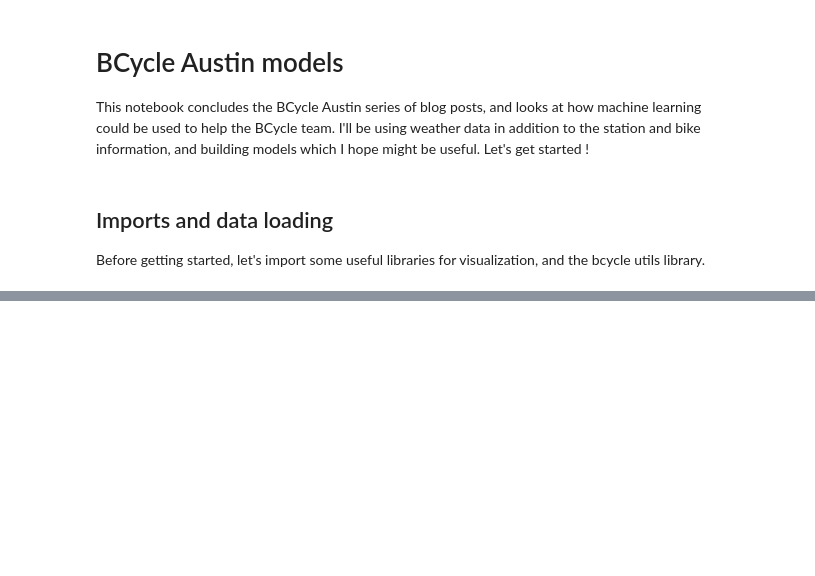
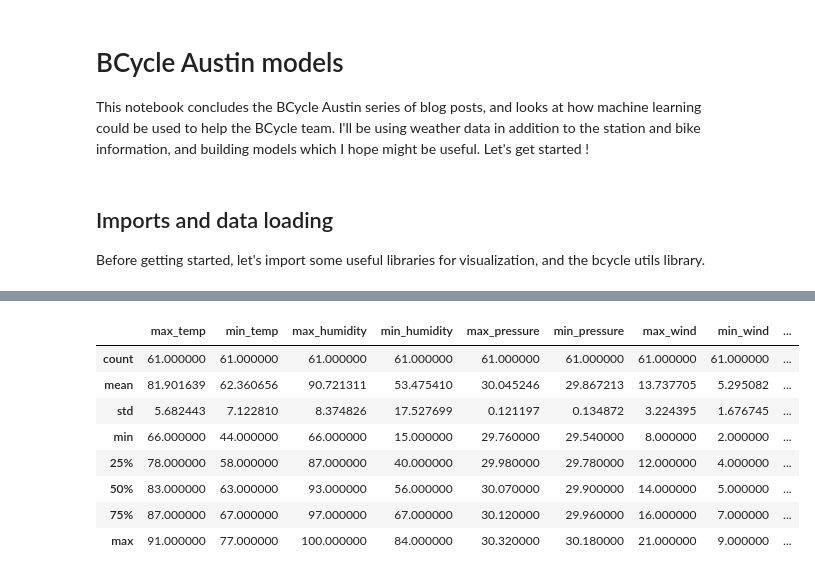
Before and after one commit to timgasser/bcycle-austin, a Jupyter notebook: notebooks/bcycle_models.ipynb, the cells around one changed output, grey strips where cells are left out. Drawn from its saved outputs; the diff is of its cells as text; code cells hidden in the pictures; blank space fills up the shorter version.

```diff
--- a/notebooks/bcycle_models.ipynb
+++ b/notebooks/bcycle_models.ipynb
@@ -28,0 +44,13 @@ The autoreload extension is already loaded. To reload it, use:
+# %%
+weather_df = load_weather()
+weather_df.describe()
+# %% [output]
+|  | max_temp | min_temp | max_humidity | min_humidity | max_pressure | min_pressure | max_wind | min_wind | ... |
+| count | 61.000000 | 61.000000 | 61.000000 | 61.000000 | 61.000000 | 61.000000 | 61.000000 | 61.000000 | ... |
+| mean | 81.901639 | 62.360656 | 90.721311 | 53.475410 | 30.045246 | 29.867213 | 13.737705 | 5.295082 | ... |
+| std | 5.682443 | 7.122810 | 8.374826 | 17.527699 | 0.121197 | 0.134872 | 3.224395 | 1.676745 | ... |
+| min | 66.000000 | 44.000000 | 66.000000 | 15.000000 | 29.760000 | 29.540000 | 8.000000 | 2.000000 | ... |
+| 25% | 78.000000 | 58.000000 | 87.000000 | 40.000000 | 29.980000 | 29.780000 | 12.000000 | 4.000000 | ... |
+| 50% | 83.000000 | 63.000000 | 93.000000 | 56.000000 | 30.070000 | 29.900000 | 14.000000 | 5.000000 | ... |
+| 75% | 87.000000 | 67.000000 | 97.000000 | 67.000000 | 30.120000 | 29.960000 | 16.000000 | 7.000000 | ... |
+| max | 91.000000 | 77.000000 | 100.000000 | 84.000000 | 30.320000 | 30.180000 | 21.000000 | 9.000000 | ... |
```
Also changed, not shown: parts of 5 cells of this notebook, 2 other files.
